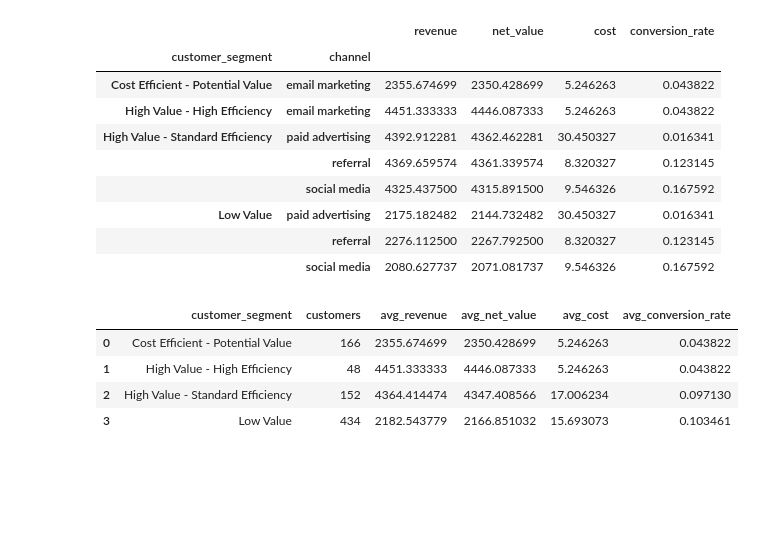
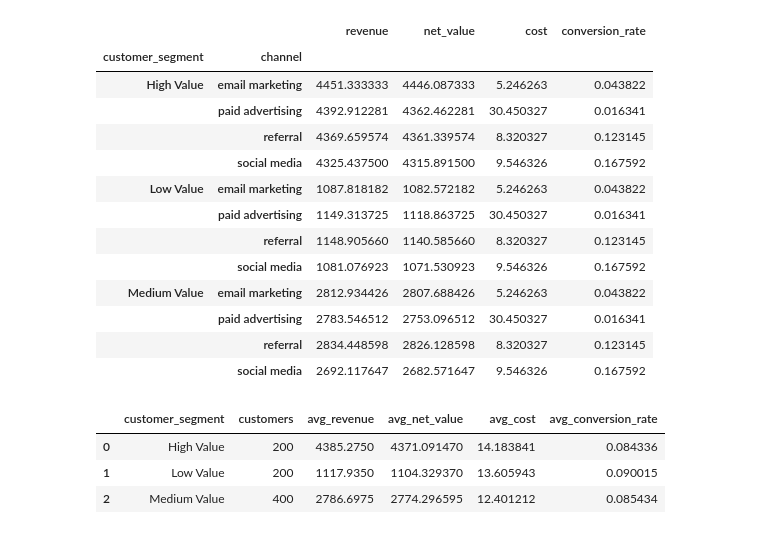
Before and after one commit to Andres240989/customer-lifetime-value_analysis, a Jupyter notebook: notebooks/03_segment_strategies.ipynb, the cells around one changed output. Cells and saved outputs as stored; diff of their text form; code cells hidden in the pictures; blank space fills up the shorter version.

```diff
--- a/notebooks/03_segment_strategies.ipynb
+++ b/notebooks/03_segment_strategies.ipynb
@@ -16,0 +7,3 @@ df.head()
+# %%
+df_segmented = pd.read_csv("../data/customer_segmented.csv")
+df_segmented
@@ -30,24 +36,28 @@ df.groupby("customer_segment")[
 # %%
 # principales estadísticas por segmento de clientes y canal
-main_metrics_by_segment_and_channel =df.groupby(
+main_metrics_by_segment_and_channel =df_segmented.groupby(
     ["customer_segment", "channel"]
 )[["revenue", "net_value", "cost", "conversion_rate"]].mean()
 main_metrics_by_segment_and_channel
 # %% [output]
 |  |  | revenue | net_value | cost | conversion_rate |
 | customer_segment | channel |  |  |  |  |
-| Cost Efficient - Potential Value | email marketing | 2355.674699 | 2350.428699 | 5.246263 | 0.043822 |
-| High Value - High Efficiency | email marketing | 4451.333333 | 4446.087333 | 5.246263 | 0.043822 |
-| High Value - Standard Efficiency | paid advertising | 4392.912281 | 4362.462281 | 30.450327 | 0.016341 |
+| High Value | email marketing | 4451.333333 | 4446.087333 | 5.246263 | 0.043822 |
+|  | paid advertising | 4392.912281 | 4362.462281 | 30.450327 | 0.016341 |
 |  | referral | 4369.659574 | 4361.339574 | 8.320327 | 0.123145 |
 |  | social media | 4325.437500 | 4315.891500 | 9.546326 | 0.167592 |
-| Low Value | paid advertising | 2175.182482 | 2144.732482 | 30.450327 | 0.016341 |
-|  | referral | 2276.112500 | 2267.792500 | 8.320327 | 0.123145 |
-|  | social media | 2080.627737 | 2071.081737 | 9.546326 | 0.167592 |
+| Low Value | email marketing | 1087.818182 | 1082.572182 | 5.246263 | 0.043822 |
+|  | paid advertising | 1149.313725 | 1118.863725 | 30.450327 | 0.016341 |
+|  | referral | 1148.905660 | 1140.585660 | 8.320327 | 0.123145 |
+|  | social media | 1081.076923 | 1071.530923 | 9.546326 | 0.167592 |
+| Medium Value | email marketing | 2812.934426 | 2807.688426 | 5.246263 | 0.043822 |
+|  | paid advertising | 2783.546512 | 2753.096512 | 30.450327 | 0.016341 |
+|  | referral | 2834.448598 | 2826.128598 | 8.320327 | 0.123145 |
+|  | social media | 2692.117647 | 2682.571647 | 9.546326 | 0.167592 |
 # %%
 # tabla resumen por segmento de clientes
 segment_summary = (
-    df.groupby("customer_segment")
+    df_segmented.groupby("customer_segment")
     .agg(
         customers=("customer_id", "count"),
         avg_revenue=("revenue", "mean"),
@@ -61,10 +71,9 @@ segment_summary = (
 segment_summary
 # %% [output]
 |  | customer_segment | customers | avg_revenue | avg_net_value | avg_cost | avg_conversion_rate |
-| 0 | Cost Efficient - Potential Value | 166 | 2355.674699 | 2350.428699 | 5.246263 | 0.043822 |
-| 1 | High Value - High Efficiency | 48 | 4451.333333 | 4446.087333 | 5.246263 | 0.043822 |
-| 2 | High Value - Standard Efficiency | 152 | 4364.414474 | 4347.408566 | 17.006234 | 0.097130 |
-| 3 | Low Value | 434 | 2182.543779 | 2166.851032 | 15.693073 | 0.103461 |
+| 0 | High Value | 200 | 4385.2750 | 4371.091470 | 14.183841 | 0.084336 |
+| 1 | Low Value | 200 | 1117.9350 | 1104.329370 | 13.605943 | 0.090015 |
+| 2 | Medium Value | 400 | 2786.6975 | 2774.296595 | 12.401212 | 0.085434 |
 # %%
 # porcentaje de clientes por segmento
 segment_summary["customer_percentage"] = (
```
Also changed, not shown: parts of 8 cells of this notebook.
